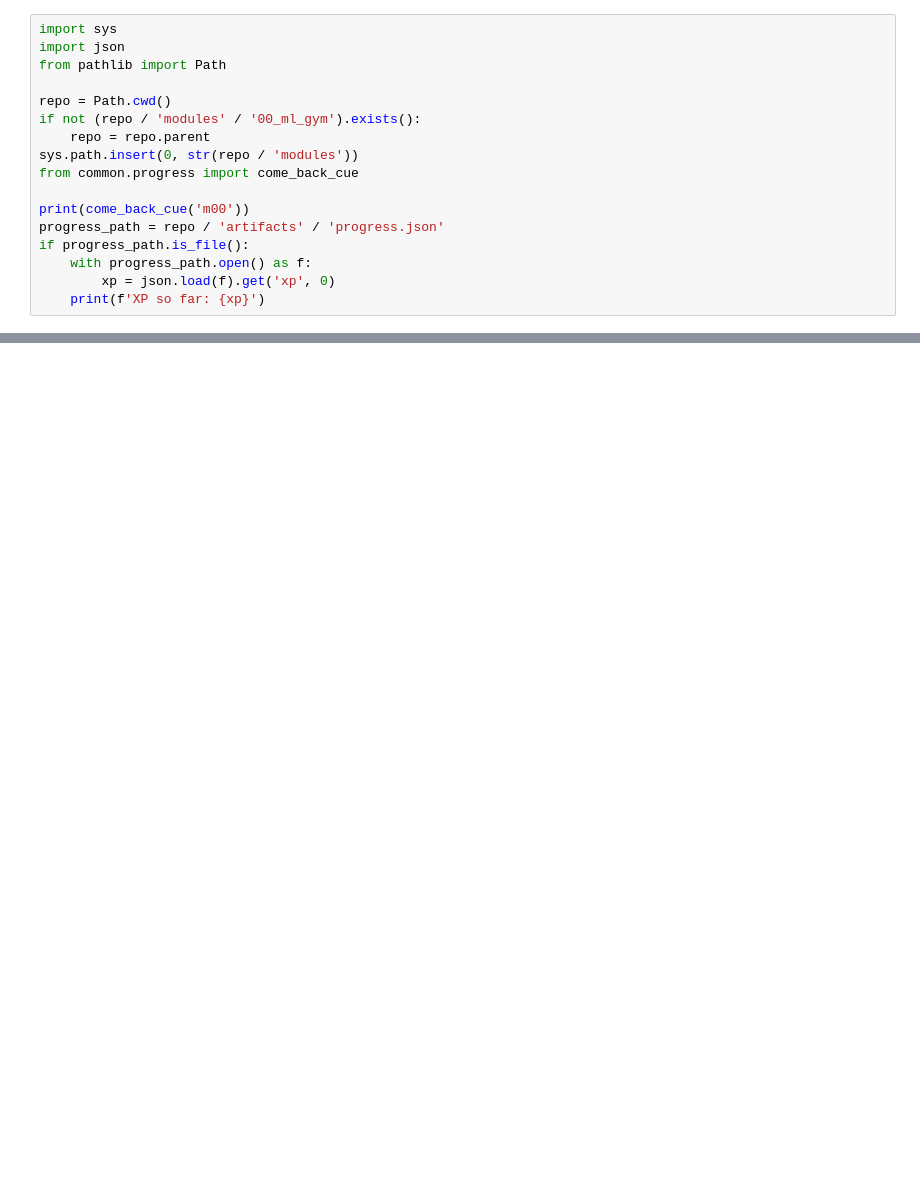
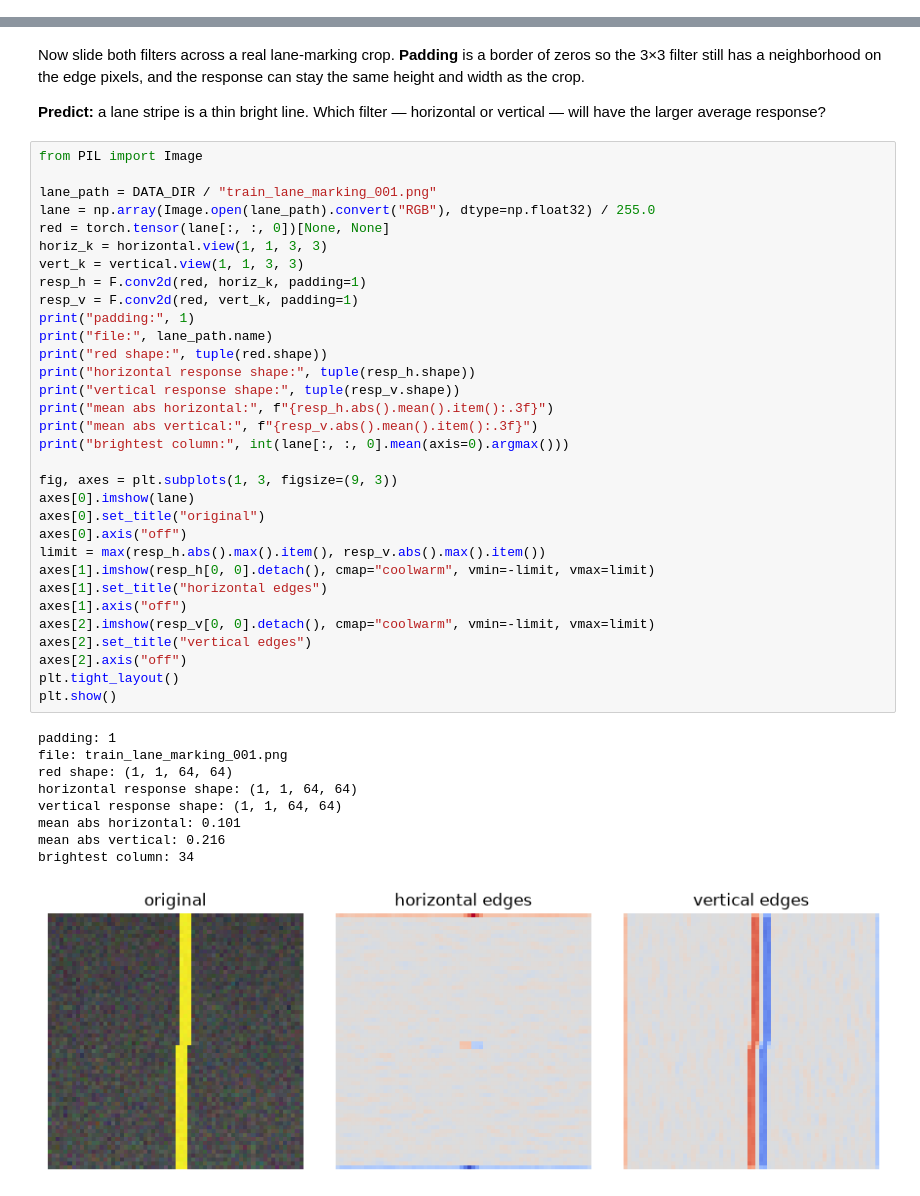
Before and after one commit to vvknyn/self-driving-ai-course, a Jupyter notebook: notebooks/00_driving_ml_gym.ipynb, the cells around one changed output, grey strips where cells are left out. Drawn from its saved outputs; the diff is of its cells as text; blank space fills up the shorter version.

```diff
--- a/notebooks/00_driving_ml_gym.ipynb
+++ b/notebooks/00_driving_ml_gym.ipynb
@@ -718,17 +0,0 @@ Suggested slot: 25 minutes. 55 or 90 if you are also writing the principle cells
-# %%
-import sys
-import json
-from pathlib import Path
-
-repo = Path.cwd()
-if not (repo / 'modules' / '00_ml_gym').exists():
-    repo = repo.parent
-sys.path.insert(0, str(repo / 'modules'))
-from common.progress import come_back_cue
-
-print(come_back_cue('m00'))
-progress_path = repo / 'artifacts' / 'progress.json'
-if progress_path.is_file():
-    with progress_path.open() as f:
-        xp = json.load(f).get('xp', 0)
-    print(f'XP so far: {xp}')
@@ -734,0 +481,46 @@ if progress_path.is_file():
+# %% [markdown]
+Now slide both filters across a real lane-marking crop. **Padding** is a border of zeros so the 3×3 filter still has a neighborhood on the edge pixels, and the response can stay the same height and width as the crop.
+
+**Predict:** a lane stripe is a thin bright line. Which filter — horizontal or vertical — will have the larger average response?
+# %%
+from PIL import Image
+
+lane_path = DATA_DIR / "train_lane_marking_001.png"
+lane = np.array(Image.open(lane_path).convert("RGB"), dtype=np.float32) / 255.0
+red = torch.tensor(lane[:, :, 0])[None, None]
+horiz_k = horizontal.view(1, 1, 3, 3)
+vert_k = vertical.view(1, 1, 3, 3)
+resp_h = F.conv2d(red, horiz_k, padding=1)
+resp_v = F.conv2d(red, vert_k, padding=1)
+print("padding:", 1)
+print("file:", lane_path.name)
+print("red shape:", tuple(red.shape))
+print("horizontal response shape:", tuple(resp_h.shape))
+print("vertical response shape:", tuple(resp_v.shape))
+print("mean abs horizontal:", f"{resp_h.abs().mean().item():.3f}")
+print("mean abs vertical:", f"{resp_v.abs().mean().item():.3f}")
+print("brightest column:", int(lane[:, :, 0].mean(axis=0).argmax()))
+
+fig, axes = plt.subplots(1, 3, figsize=(9, 3))
+axes[0].imshow(lane)
+axes[0].set_title("original")
+axes[0].axis("off")
+limit = max(resp_h.abs().max().item(), resp_v.abs().max().item())
+axes[1].imshow(resp_h[0, 0].detach(), cmap="coolwarm", vmin=-limit, vmax=limit)
+axes[1].set_title("horizontal edges")
+axes[1].axis("off")
+axes[2].imshow(resp_v[0, 0].detach(), cmap="coolwarm", vmin=-limit, vmax=limit)
+axes[2].set_title("vertical edges")
+axes[2].axis("off")
+plt.tight_layout()
+plt.show()
+# %% [output]
+padding: 1
+file: train_lane_marking_001.png
+red shape: (1, 1, 64, 64)
+horizontal response shape: (1, 1, 64, 64)
+vertical response shape: (1, 1, 64, 64)
+mean abs horizontal: 0.101
+mean abs vertical: 0.216
+brightest column: 34
+[figure, added]
```
Also changed, not shown: parts of 167 cells of this notebook, 1 other file.
